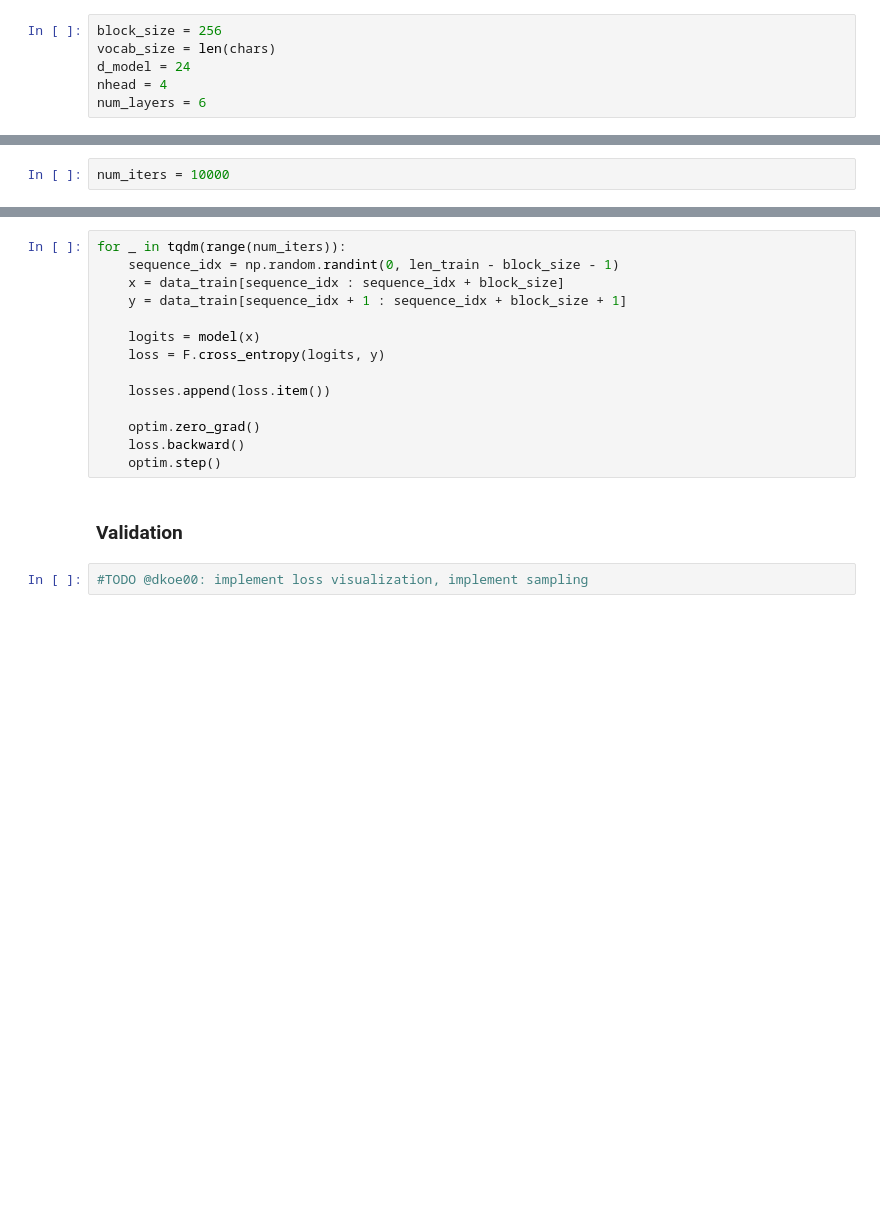
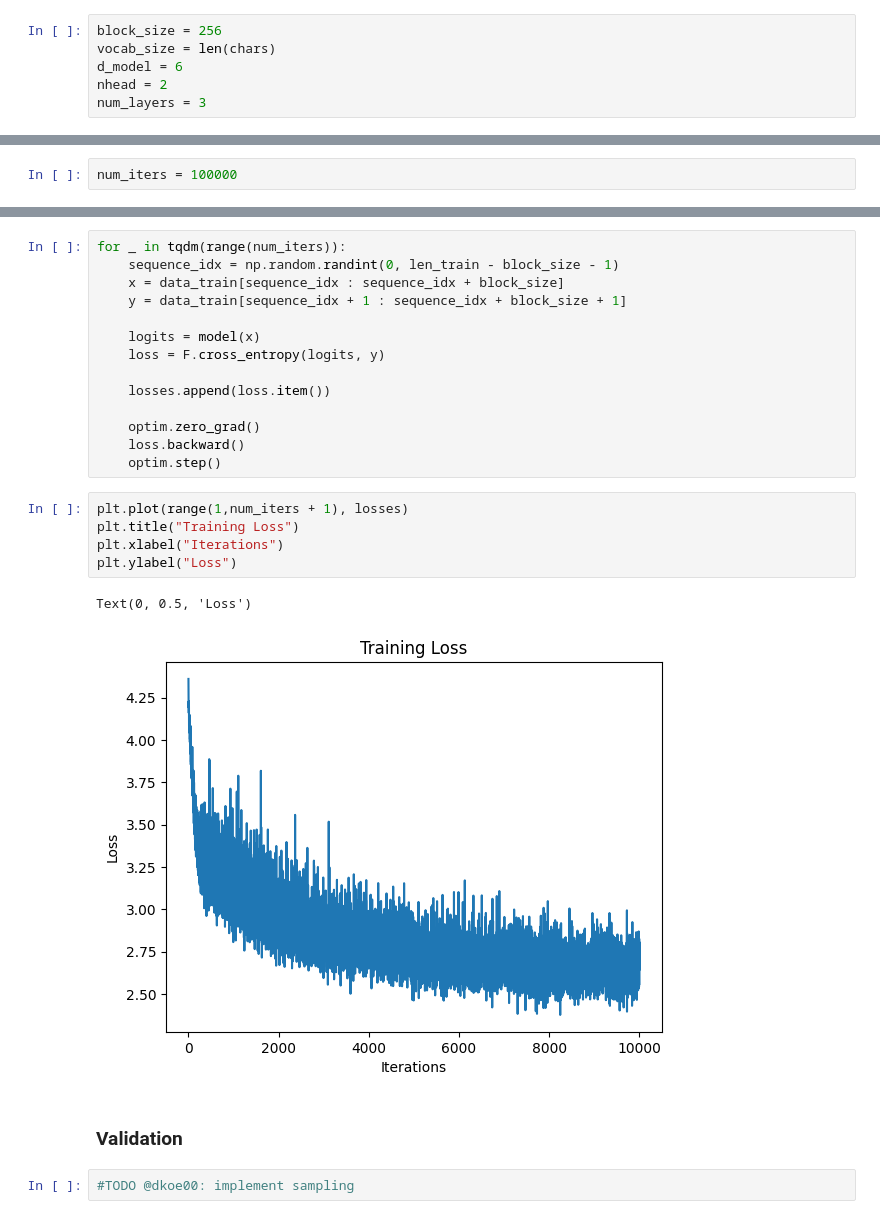
Before and after one commit to dkoe00/adam_optimizer, a Jupyter notebook: notebooks/training_demo.ipynb, the cells around one changed output, grey strips where cells are left out. Saved outputs shown, nothing was run; the diff lists cells and outputs as text; blank space fills up the shorter version.

Commit message:
feat: add loss visualization

```diff
--- a/notebooks/training_demo.ipynb
+++ b/notebooks/training_demo.ipynb
@@ -74,9 +75,9 @@ class Model(nn.Module):
 # %%
 block_size = 256
 vocab_size = len(chars)
-d_model = 24
-nhead = 4
-num_layers = 6
+d_model = 6
+nhead = 2
+num_layers = 3
 # %% [markdown]
 ## Training Loop
 # %% [markdown]
@@ -108,7 +109,7 @@ optim = Adam(params)
 # %%
 losses = []
 # %%
-num_iters = 10000
+num_iters = 100000
 # %% [markdown]
 ### Actual training loop
 # %%
@@ -125,10 +126,18 @@ for _ in tqdm(range(num_iters)):
     optim.zero_grad()
     loss.backward()
     optim.step()
+# %%
+plt.plot(range(1,num_iters + 1), losses)
+plt.title("Training Loss")
+plt.xlabel("Iterations")
+plt.ylabel("Loss")
+# %% [output]
+Text(0, 0.5, 'Loss')
+[figure, added]
 # %% [markdown]
 ### Validation
 # %%
-#TODO @dkoe00: implement loss visualization, implement sampling
+#TODO @dkoe00: implement sampling
 # %%
 model.eval()
 
```
Also changed, not shown: parts of 3 cells of this notebook.
